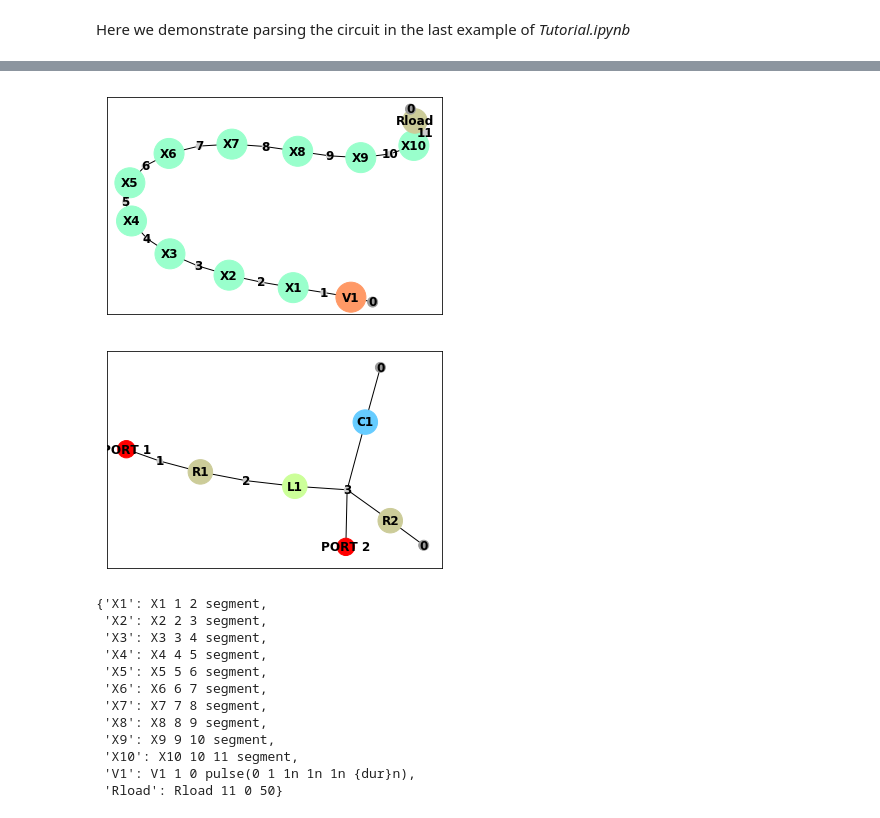
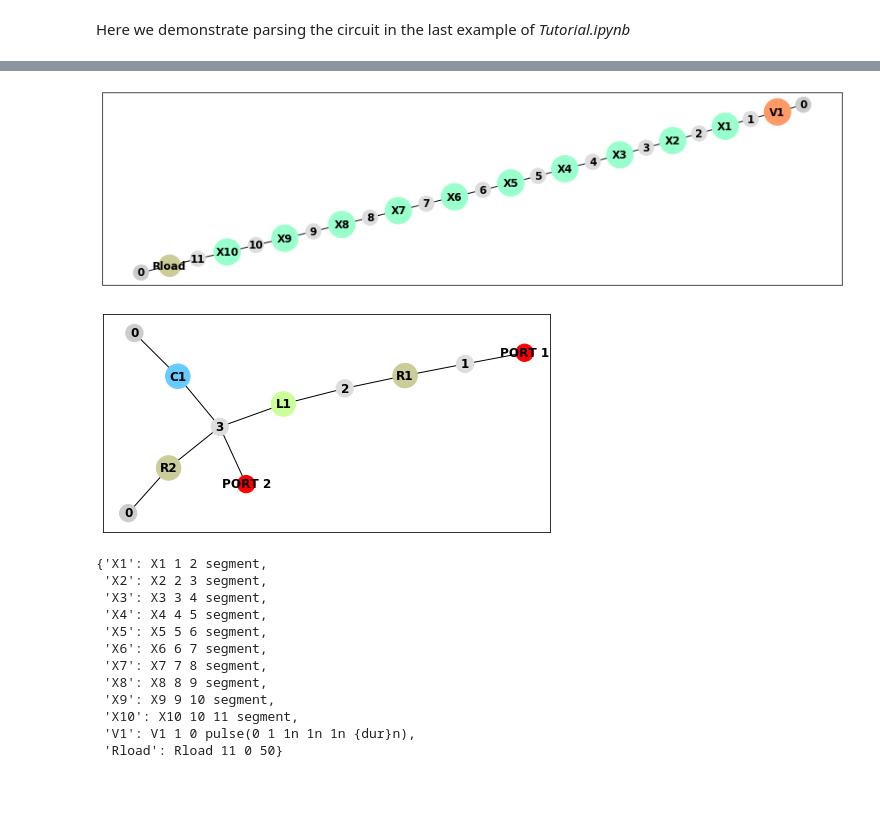
Before and after one commit to BBN-Q/pyWRspice, a Jupyter notebook: examples/Parser.ipynb, the cells around one changed output, grey strips where cells are left out. Saved outputs shown, nothing was run; the diff lists cells and outputs as text; code cells hidden in the pictures; blank space fills up the shorter version.

Commit message:
Change default graph layout to Kamada Kawai, allow manual specification of pos_func

```diff
--- a/examples/Parser.ipynb
+++ b/examples/Parser.ipynb
@@ -75,14 +75,16 @@ Rload 11 0 50
 .tran 50p 100n
 # %%
 # Plot the main circuit
+plt.figure(figsize=(15,4))
 scr.plot()
 # %% [output]
-[figure, old version]
+[figure, new version]
 # %%
 # Plot the subcircuit
+plt.figure(figsize=(8,4))
 scr.circuits[0].subcircuits["segment"].plot()
 # %% [output]
-[figure, old version]
+[figure, new version]
 # %%
 # Explore the circuit elements
 scr.circuits[0].components
```
Also changed, not shown: 1 other file.
